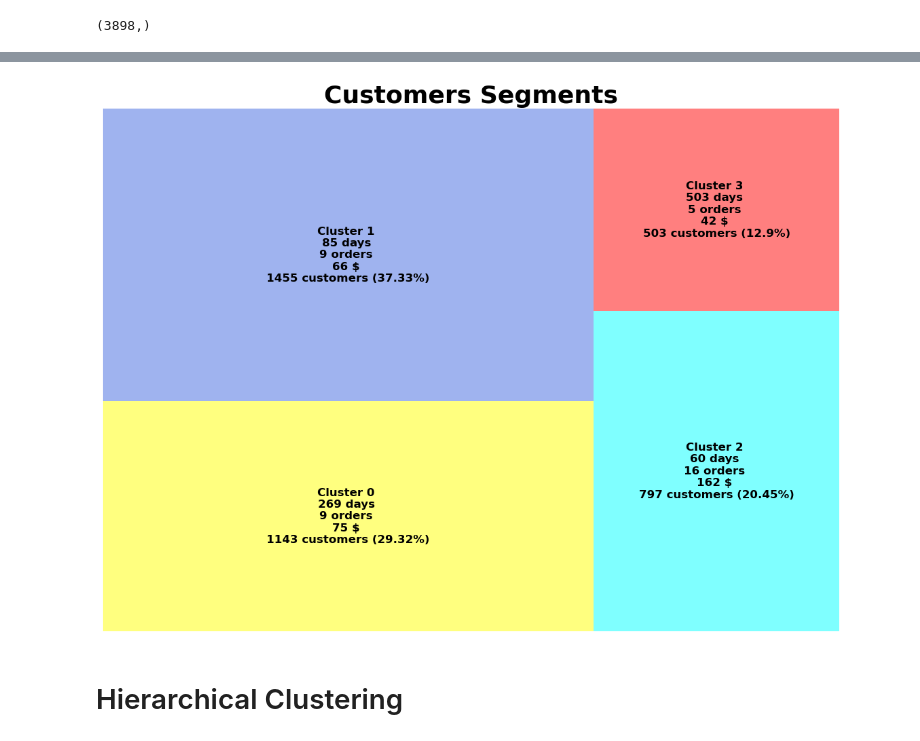
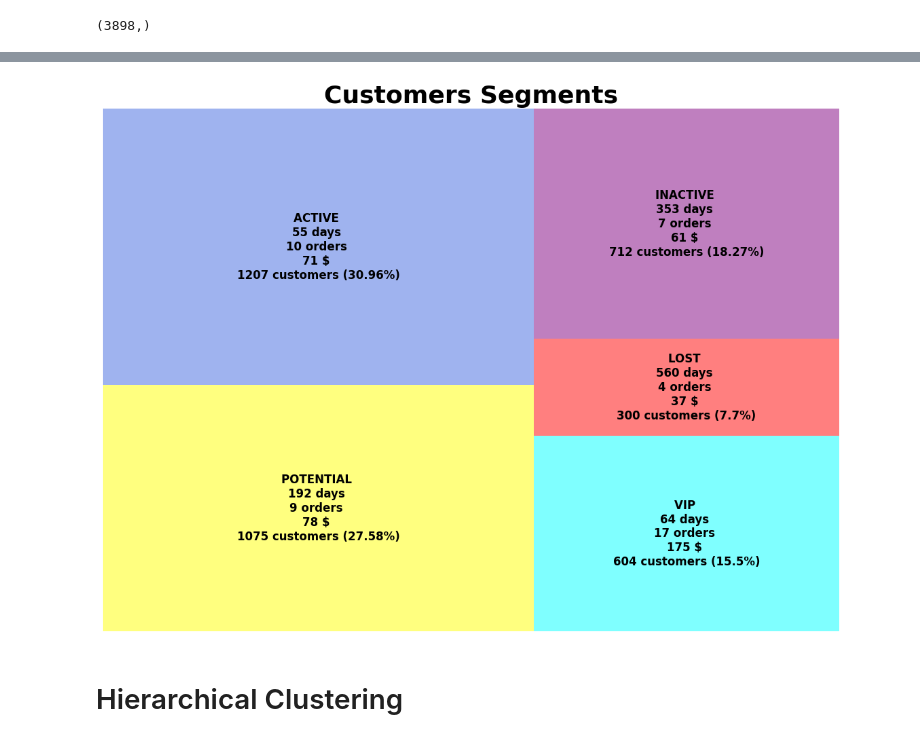
Before and after one commit to sophieanalytics/ML_graduation_projects, a Jupyter notebook: 02_customer_segmentation.ipynb, the cells around one changed output, grey strips where cells are left out. Cells and saved outputs as stored; diff of their text form; code cells hidden in the pictures.

```diff
--- a/02_customer_segmentation.ipynb
+++ b/02_customer_segmentation.ipynb
@@ -184,8 +183,8 @@ plt.show()
 # %% [output]
 [figure]
 # %%
-# Build model with k=4
-model = KMeans(n_clusters=4, random_state=42)
+# Build model with k=5
+model = KMeans(n_clusters=5, random_state=42)
 model.fit(df)
 model.labels_.shape
 # %% [output]
@@ -241,0 +233,14 @@ Kết quả phân cụm có 5 cụm như sau:
+# %%
+cluster_names = {
+    'Cluster 0': 'POTENTIAL',     # Không hoạt động lâu (192 ngày), giá trị trung bình (78)
+    'Cluster 1': 'ACTIVE',        # Hoạt động gần đây nhất (55 ngày), giá trị ổn định (71)
+    'Cluster 2': 'VIP',           # Hoạt động gần (64 ngày), tần suất cao (17), giá trị cao (175)
+    'Cluster 3': 'LOST',          # Không hoạt động rất lâu (560 ngày), giá trị thấp (37)
+    'Cluster 4': 'INACTIVE'       # Không hoạt động lâu (353 ngày), giá trị thấp (61)
+}
+
+# Replace cluster names
+rfm_agg2['Cluster'] = rfm_agg2['Cluster'].map(cluster_names)
+
+# Show updated results
+rfm_agg2
@@ -242,26 +264,27 @@ Kết quả phân cụm có 5 cụm như sau:
 # %%
 #Create our plot and resize it.
 fig = plt.gcf()
 ax = fig.add_subplot()
 fig.set_size_inches(14, 10)
 
-colors_dict2 = {'Cluster0':'yellow','Cluster1':'royalblue', 'Cluster2':'cyan',
-               'Cluster3':'red', 'Cluster4':'purple', 'Cluster5':'green', 'Cluster6':'gold'}
+# Define color mapping
+colors_dict2 = {'POTENTIAL':'yellow','ACTIVE':'royalblue', 'VIP':'cyan',
+               'LOST':'red', 'INACTIVE':'purple'}
 
 squarify.plot(sizes=rfm_agg2['Count'],
               text_kwargs={'fontsize':12,'weight':'bold', 'fontname':"sans serif"},
               color=colors_dict2.values(),
               label=['{} \n{:.0f} days \n{:.0f} orders \n{:.0f} $ \n{:.0f} customers ({}%)'.format(*rfm_agg2.iloc[i])
                       for i in range(0, len(rfm_agg2))], alpha=0.5 )
 
 
 plt.title("Customers Segments",fontsize=26,fontweight="bold")
 plt.axis('off')
 
-plt.savefig('Kmeans Unsupervised Segments.png')
+plt.savefig('outputs/Kmeans Unsupervised Segments.png')
 plt.show()
 # %% [output]
-[figure, old version]
+[figure, new version]
 # %%
 import plotly.express as px
 
```
Also changed, not shown: parts of 10 cells of this notebook, 13 other files.
